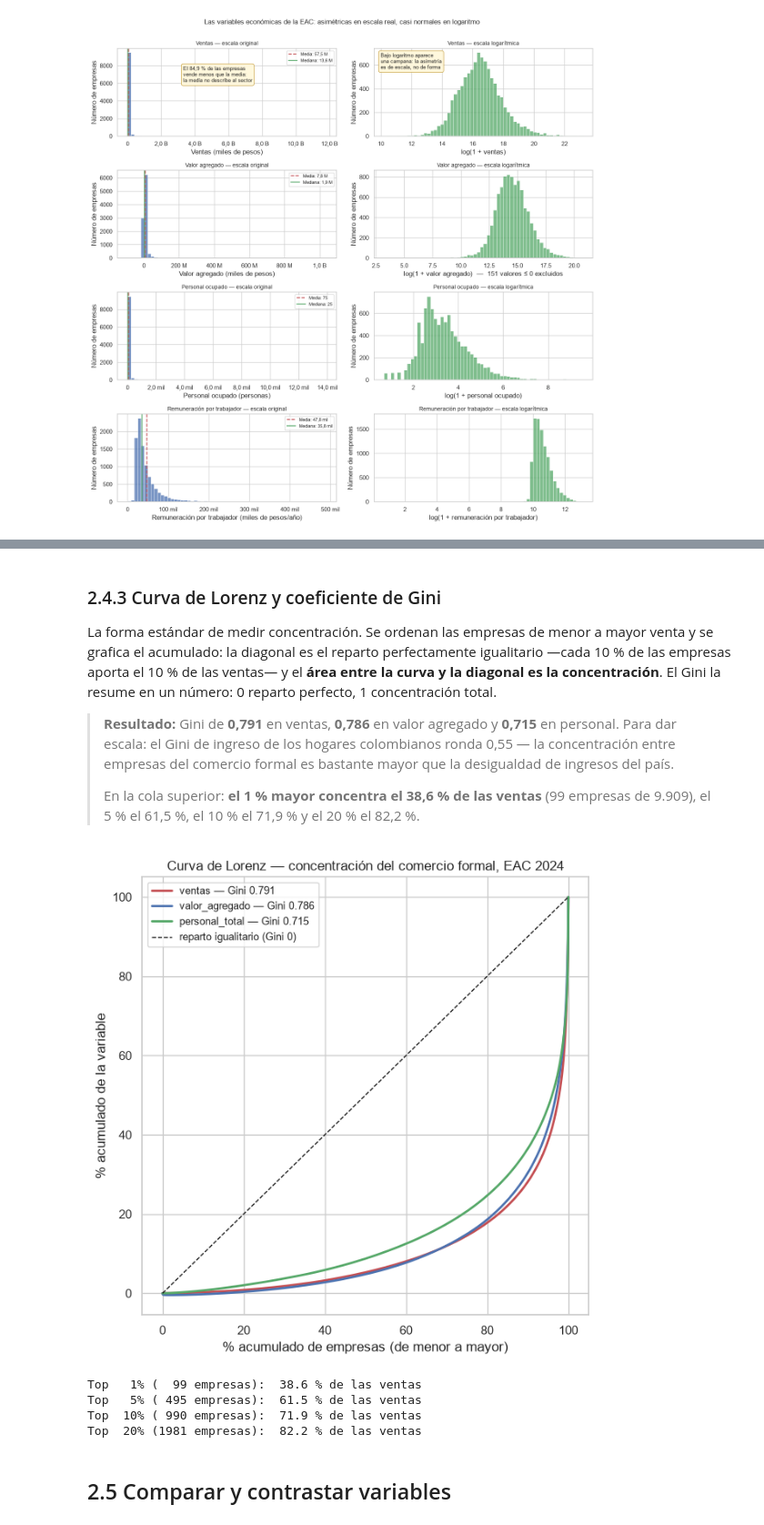
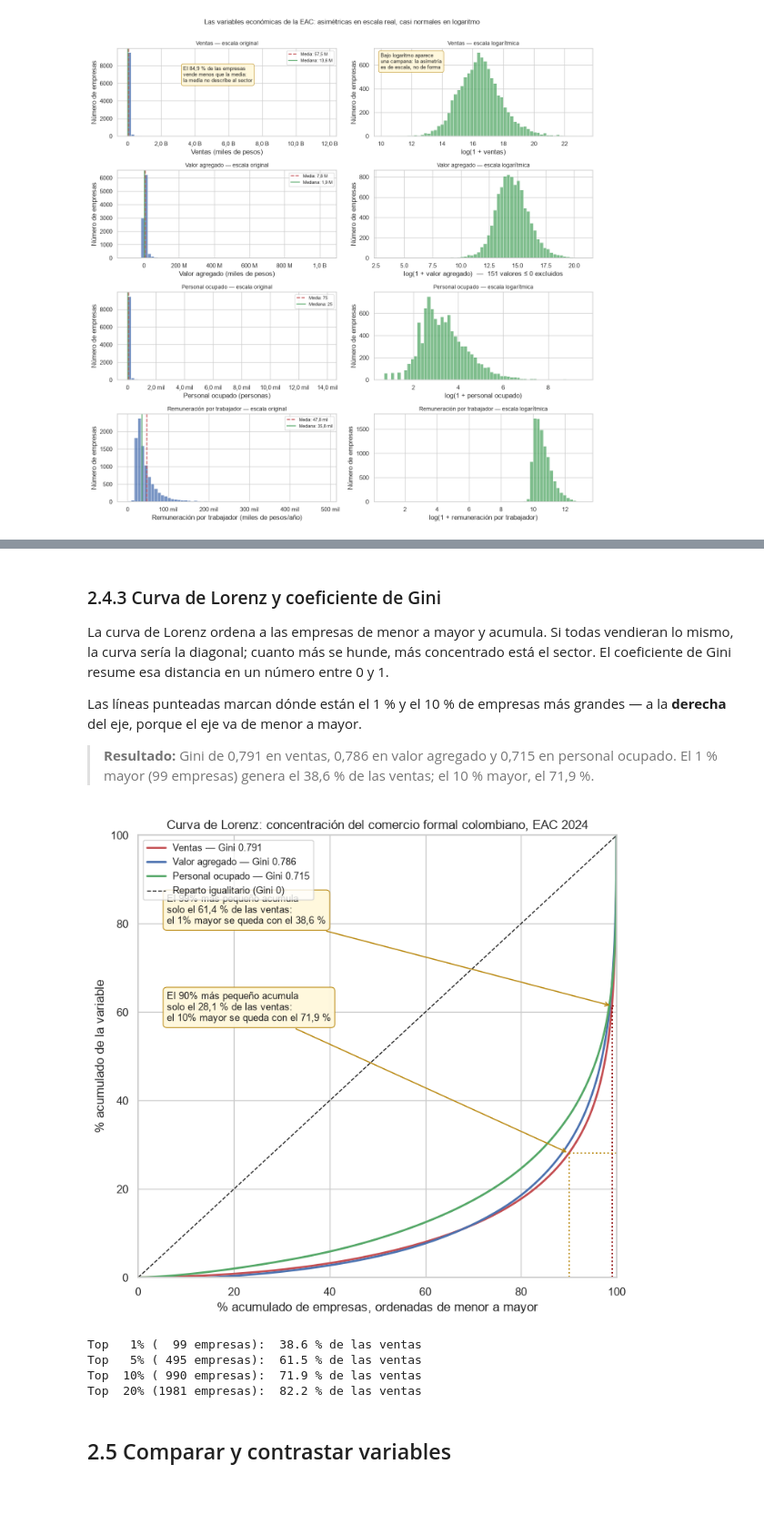
Before and after one commit to stivenmelo/analisis-eac-dane-2024, a Jupyter notebook: notebook/EAC_2024_analisis.ipynb, the cells around one changed output, grey strips where cells are left out. Shown at 91% size. Cells and saved outputs as stored; diff of their text form; code cells hidden in the pictures; blank space fills up the shorter version.

```diff
--- a/notebook/EAC_2024_analisis.ipynb
+++ b/notebook/EAC_2024_analisis.ipynb
@@ -1593,50 +1642,62 @@ plt.show()
 # %% [markdown]
 ### 2.4.3 Curva de Lorenz y coeficiente de Gini
 
-La forma estándar de medir concentración. Se ordenan las empresas de menor a mayor venta y se
-grafica el acumulado: la diagonal es el reparto perfectamente igualitario —cada 10 % de las
-empresas aporta el 10 % de las ventas— y el **área entre la curva y la diagonal es la
-concentración**. El Gini la resume en un número: 0 reparto perfecto, 1 concentración total.
+La curva de Lorenz ordena a las empresas de menor a mayor y acumula. Si todas vendieran lo
+mismo, la curva sería la diagonal; cuanto más se hunde, más concentrado está el sector. El
+coeficiente de Gini resume esa distancia en un número entre 0 y 1.
 
-> **Resultado:** Gini de **0,791** en ventas, **0,786** en valor agregado y **0,715** en
-> personal. Para dar escala: el Gini de ingreso de los hogares colombianos ronda 0,55 — la
-> concentración entre empresas del comercio formal es bastante mayor que la desigualdad de
-> ingresos del país.
->
-> En la cola superior: **el 1 % mayor concentra el 38,6 % de las ventas** (99 empresas de
-> 9.909), el 5 % el 61,5 %, el 10 % el 71,9 % y el 20 % el 82,2 %.
+Las líneas punteadas marcan dónde están el 1 % y el 10 % de empresas más grandes — a la
+**derecha** del eje, porque el eje va de menor a mayor.
+
+> **Resultado:** Gini de 0,791 en ventas, 0,786 en valor agregado y 0,715 en personal ocupado.
+> El 1 % mayor (99 empresas) genera el 38,6 % de las ventas; el 10 % mayor, el 71,9 %.
 # %%
 # 2.4.3 — Curva de Lorenz y coeficiente de Gini
 def gini(serie):
     x = np.sort(serie.dropna().values)
     n = len(x)
     return (2 * np.sum(np.arange(1, n + 1) * x) / (n * x.sum())) - (n + 1) / n
 
-fig, ax = plt.subplots(figsize=(6.5, 6.5))
+
+fig, ax = plt.subplots(figsize=(7.5, 7))
 
 for var, color in [("ventas", "#C44E52"), ("valor_agregado", "#4C72B0"),
                    ("personal_total", "#55A868")]:
     x = np.sort(df2[var].dropna().values)
     acum = np.concatenate([[0], np.cumsum(x) / x.sum()])
     pct = np.linspace(0, 1, len(acum))
     ax.plot(pct * 100, acum * 100, color=color, lw=2,
-            label=f"{var} — Gini {gini(df2[var]):.3f}")
+            label=f"{etiqueta(var, con_unidad=False)} — Gini {gini(df2[var]):.3f}")
 
-ax.plot([0, 100], [0, 100], "k--", lw=1, label="reparto igualitario (Gini 0)")
-ax.set_xlabel("% acumulado de empresas (de menor a mayor)")
+ax.plot([0, 100], [0, 100], "k--", lw=1, label="Reparto igualitario (Gini 0)")
+
+v = df2["ventas"].sort_values(ascending=False)
+for p, color in [(0.01, "#8B0000"), (0.10, "#B8860B")]:
+    cuota = v.head(int(len(v) * p)).sum() / v.sum() * 100
+    x_pos = 100 - p * 100           # el top está a la DERECHA: el eje va de menor a mayor
+    ax.vlines(x_pos, 0, 100 - cuota, color=color, ls=":", lw=1.4)
+    ax.hlines(100 - cuota, x_pos, 100, color=color, ls=":", lw=1.4)
+    anotar(ax,
+           f"El {1 - p:.0%} más pequeño acumula\nsolo el {num(100 - cuota)} % de las ventas:\n"
+           f"el {p:.0%} mayor se queda con el {num(cuota)} %",
+           xy=(x_pos, 100 - cuota),
+           xytext=(0.06, 0.80 - 0.22 * (p == 0.10)), textcoords="axes fraction")
+
+ax.set_xlabel("% acumulado de empresas, ordenadas de menor a mayor")
 ax.set_ylabel("% acumulado de la variable")
-ax.set_title("Curva de Lorenz — concentración del comercio formal, EAC 2024")
+ax.set_xlim(0, 100)
+ax.set_ylim(0, 100)
+ax.set_title("Curva de Lorenz: concentración del comercio formal colombiano, EAC 2024")
 ax.legend(loc="upper left", fontsize=9)
 plt.tight_layout()
 plt.show()
 
 # Concentración en la cola superior
-v = df2["ventas"].sort_values(ascending=False)
 for p in [0.01, 0.05, 0.10, 0.20]:
     n = int(len(v) * p)
     print(f"Top {p:>4.0%} ({n:>4} empresas): {v.head(n).sum() / v.sum() * 100:>5.1f} % de las ventas")
 # %% [output]
-[figure, old version]
+[figure, new version]
 Top   1% (  99 empresas):  38.6 % de las ventas
 Top   5% ( 495 empresas):  61.5 % de las ventas
 Top  10% ( 990 empresas):  71.9 % de las ventas
```
Also changed, not shown: parts of 22 cells of this notebook, 21 other files.
